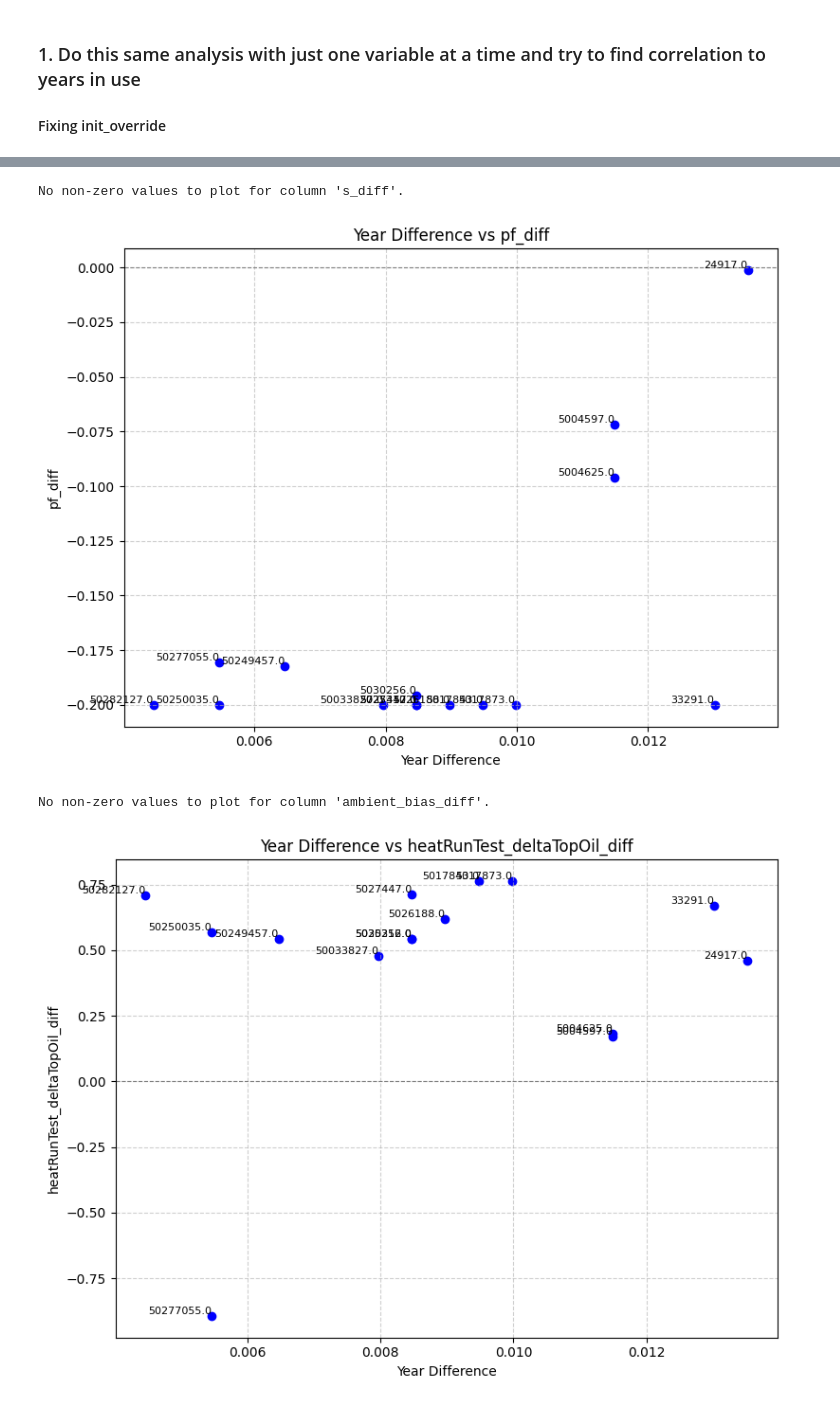
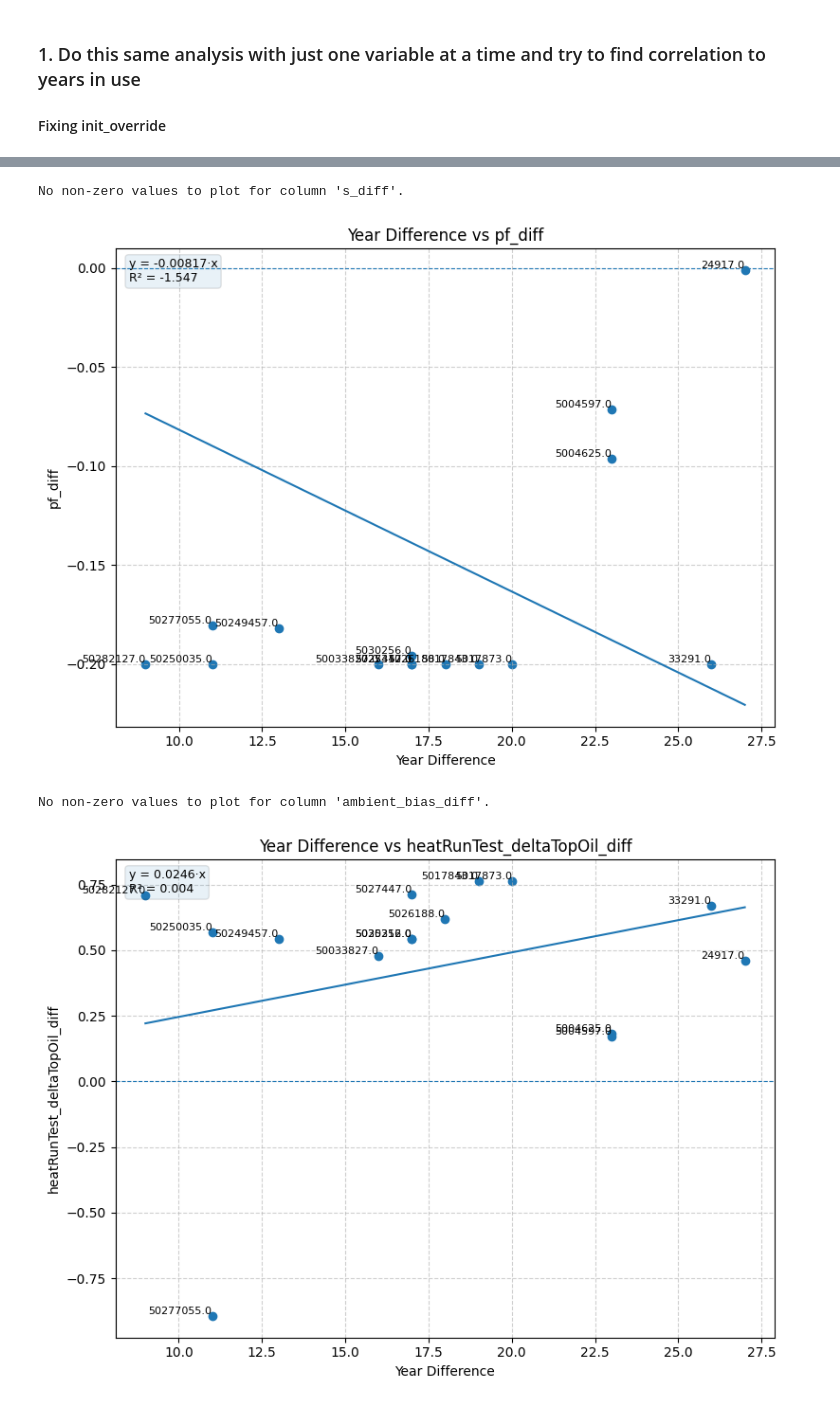
Before and after one commit to DT-Service-Consulting/ElectricGrid, a Jupyter notebook: wb_model_exploration.ipynb, the cells around one changed output, grey strips where cells are left out. Drawn from its saved outputs; the diff is of its cells as text; code cells hidden in the pictures.

```diff
--- a/wb_model_exploration.ipynb
+++ b/wb_model_exploration.ipynb
@@ -697,7 +813,7 @@ tfo_parameters.rename(columns=RENAME_MAP, inplace=True)
 # tfo_parameters = tfo_parameters[desired_cols]
 if eid in tfo_parameters['equipmentId'].values:
     og_params = tfo_parameters[tfo_parameters['equipmentId'] == eid].iloc[0].to_dict()
-    metrics, pred = get_preds_and_metrics(df, og_params)
+    metrics, pred = get_preds_and_metrics(results, og_params)
 # %%
 fit_table
 # %% [output]
@@ -1440,27 +921,0 @@ fit_table, pred_df = fit_all_transformers(
-# %%
-keys = selected_keys = [
-    's','pf','ambient_bias',
-    'heatRunTest_deltaTopOil','heatRunTest_deltaHotspot','heatRunTest_x','heatRunTest_y','heatRunTest_h',
-    'heatRunTest_copperLosses','heatRunTest_noLoadLosses','nominalLoad'
-]
-
-base_params_by_eid = load_base_params_by_eid(TFO_PARAMETERS_FILE)
-
-all_tables = pd.DataFrame()
-for key in keys:
-    selected_keys = [
-        key
-    ]
-    # init_overrides = tfo_parameters.set_index('equipmentId').to_dict(orient='index')
-    fit_table, pred_df = fit_all_transformers(
-        alldf, id_col='equipmentId',
-        selected_keys=selected_keys,
-        # base_params_by_eid=base_params_by_eid,      # <<— key line
-        # init_overrides_by_eid=init_overrides_by_eid,
-        prior_weight=0.1,
-        print_metrics= True
-    )
-    all_tables = pd.concat([all_tables, fit_table])
-    # break
-
-all_tables
@@ -1880,7 +1236,7 @@ def fit_all_transformers(df, id_col='equipmentId',
 # fit_table = fit_table.sort_values(by="RMSE")
 # print(fit_table.head())
 # %%
-keys = selected_keys = [
+keys = [
     's','pf','ambient_bias',
     'heatRunTest_deltaTopOil','heatRunTest_deltaHotspot','heatRunTest_x','heatRunTest_y','heatRunTest_h',
     'heatRunTest_copperLosses','heatRunTest_noLoadLosses','nominalLoad'
@@ -2195,0 +1501,3 @@ def plot_differences(diffs, column, title=None):
+# %%
+diff_df = compute_differences_vs_og(all_tables, relative=True)
+diff_df
@@ -2196,8 +1518,8 @@ def plot_differences(diffs, column, title=None):
 # %%
 for key in keys:
-    plot_differences(diff_df, f"{key}_diff")
+    plot_differences(diff_df, f"{key}_diff", force_zero_intercept=True)
 # %% [output]
 No non-zero values to plot for column 's_diff'.
-[figure, old version]
+[figure, new version]
 No non-zero values to plot for column 'ambient_bias_diff'.
-[figure, old version]
+[figure, new version]
```
Also changed, not shown: parts of 41 cells of this notebook, 1 other file.
